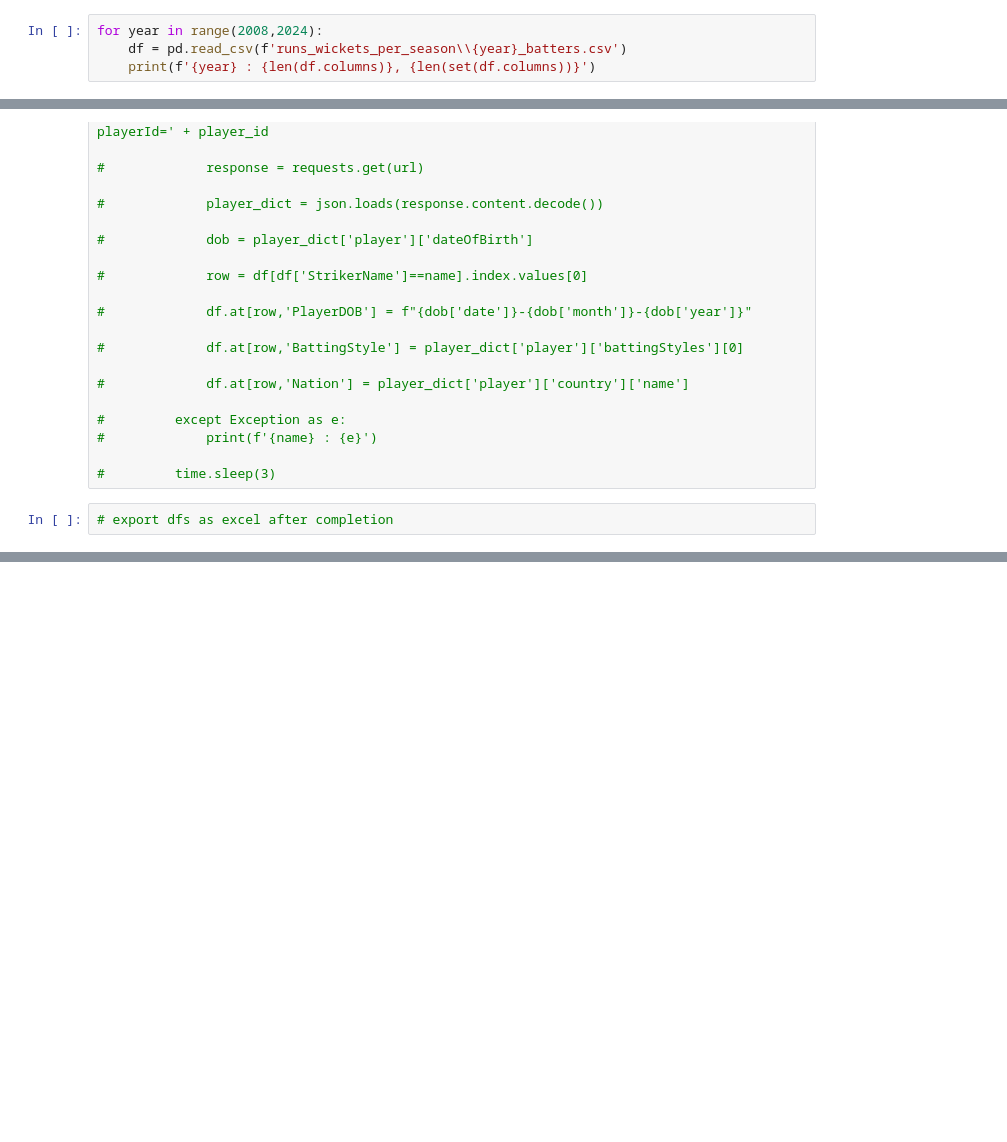
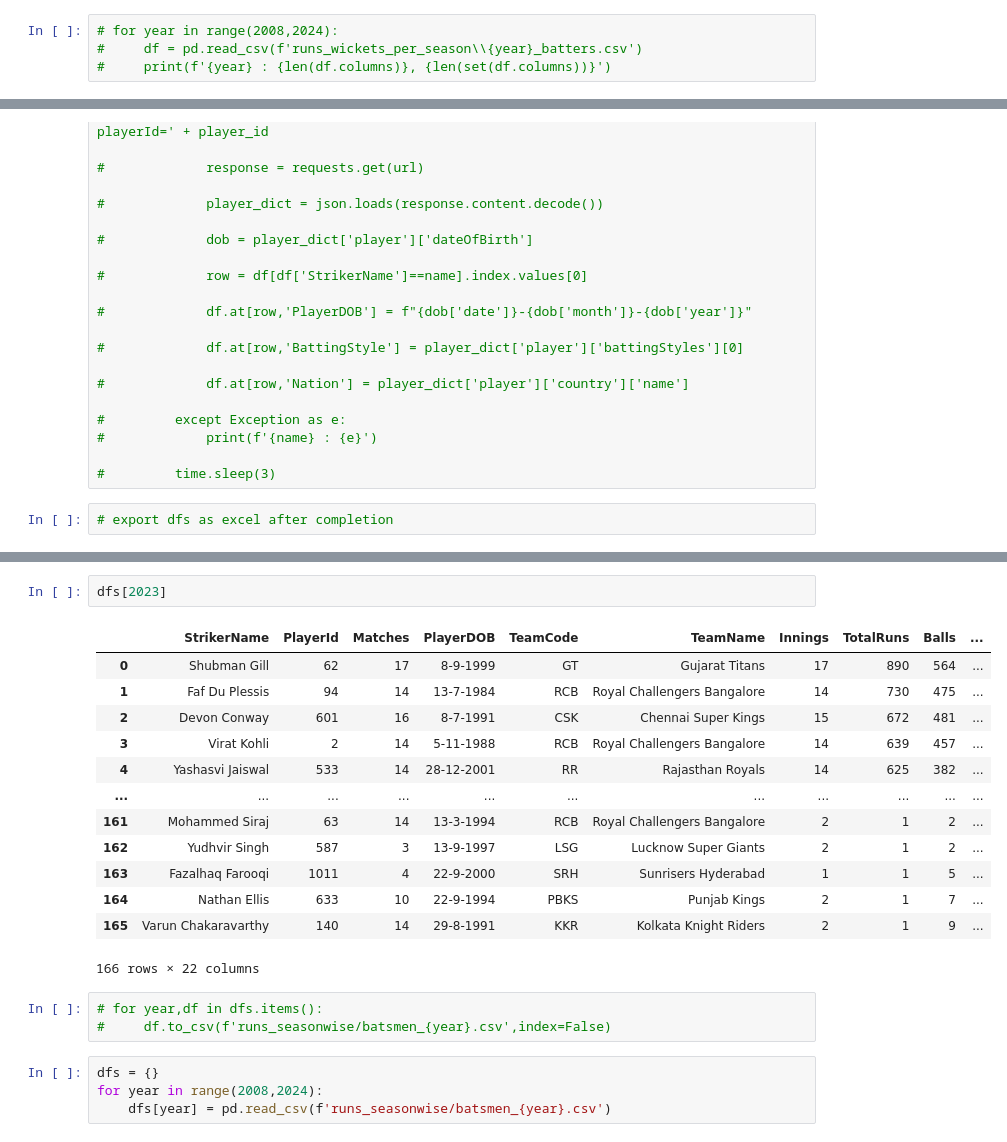
Before and after one commit to athuljain2311/Regression_Projects, a Jupyter notebook: ipl_data_analysis/seasonwise_batter_data_preprocessing.ipynb, the cells around one changed output, grey strips where cells are left out. Drawn from its saved outputs; the diff is of its cells as text; blank space fills up the shorter version.

Commit message:
Seasonwise Batters' data preprocessed

```diff
--- a/ipl_data_analysis/ipl_data_analysis.ipynb
+++ b/ipl_data_analysis/seasonwise_batter_data_preprocessing.ipynb
@@ -4,9 +4,9 @@ import numpy as np
 import matplotlib.pyplot as plt
 import seaborn as sns
 # %%
-for year in range(2008,2024):
-    df = pd.read_csv(f'runs_wickets_per_season\\{year}_batters.csv')
-    print(f'{year} : {len(df.columns)}, {len(set(df.columns))}')
+# for year in range(2008,2024):
+#     df = pd.read_csv(f'runs_wickets_per_season\\{year}_batters.csv')
+#     print(f'{year} : {len(df.columns)}, {len(set(df.columns))}')
 # %% [output]
 2008 : 43, 43
 2009 : 43, 43
@@ -588,0 +649,23 @@ import os
+# %%
+dfs[2023]
+# %% [output]
+|  | StrikerName | PlayerId | Matches | PlayerDOB | TeamCode | TeamName | Innings | TotalRuns | Balls | ... |
+| 0 | Shubman Gill | 62 | 17 | 8-9-1999 | GT | Gujarat Titans | 17 | 890 | 564 | ... |
+| 1 | Faf Du Plessis | 94 | 14 | 13-7-1984 | RCB | Royal Challengers Bangalore | 14 | 730 | 475 | ... |
+| 2 | Devon Conway | 601 | 16 | 8-7-1991 | CSK | Chennai Super Kings | 15 | 672 | 481 | ... |
+| 3 | Virat Kohli | 2 | 14 | 5-11-1988 | RCB | Royal Challengers Bangalore | 14 | 639 | 457 | ... |
+| 4 | Yashasvi Jaiswal | 533 | 14 | 28-12-2001 | RR | Rajasthan Royals | 14 | 625 | 382 | ... |
+| ... | ... | ... | ... | ... | ... | ... | ... | ... | ... | ... |
+| 161 | Mohammed Siraj | 63 | 14 | 13-3-1994 | RCB | Royal Challengers Bangalore | 2 | 1 | 2 | ... |
+| 162 | Yudhvir Singh | 587 | 3 | 13-9-1997 | LSG | Lucknow Super Giants | 2 | 1 | 2 | ... |
+| 163 | Fazalhaq Farooqi | 1011 | 4 | 22-9-2000 | SRH | Sunrisers Hyderabad | 1 | 1 | 5 | ... |
+| 164 | Nathan Ellis | 633 | 10 | 22-9-1994 | PBKS | Punjab Kings | 2 | 1 | 7 | ... |
+| 165 | Varun Chakaravarthy | 140 | 14 | 29-8-1991 | KKR | Kolkata Knight Riders | 2 | 1 | 9 | ... |
+166 rows × 22 columns
+# %%
+# for year,df in dfs.items():
+#     df.to_csv(f'runs_seasonwise/batsmen_{year}.csv',index=False)
+# %%
+dfs = {}
+for year in range(2008,2024):
+    dfs[year] = pd.read_csv(f'runs_seasonwise/batsmen_{year}.csv')
```
Also changed, not shown: parts of 16 cells of this notebook, 33 other files.
